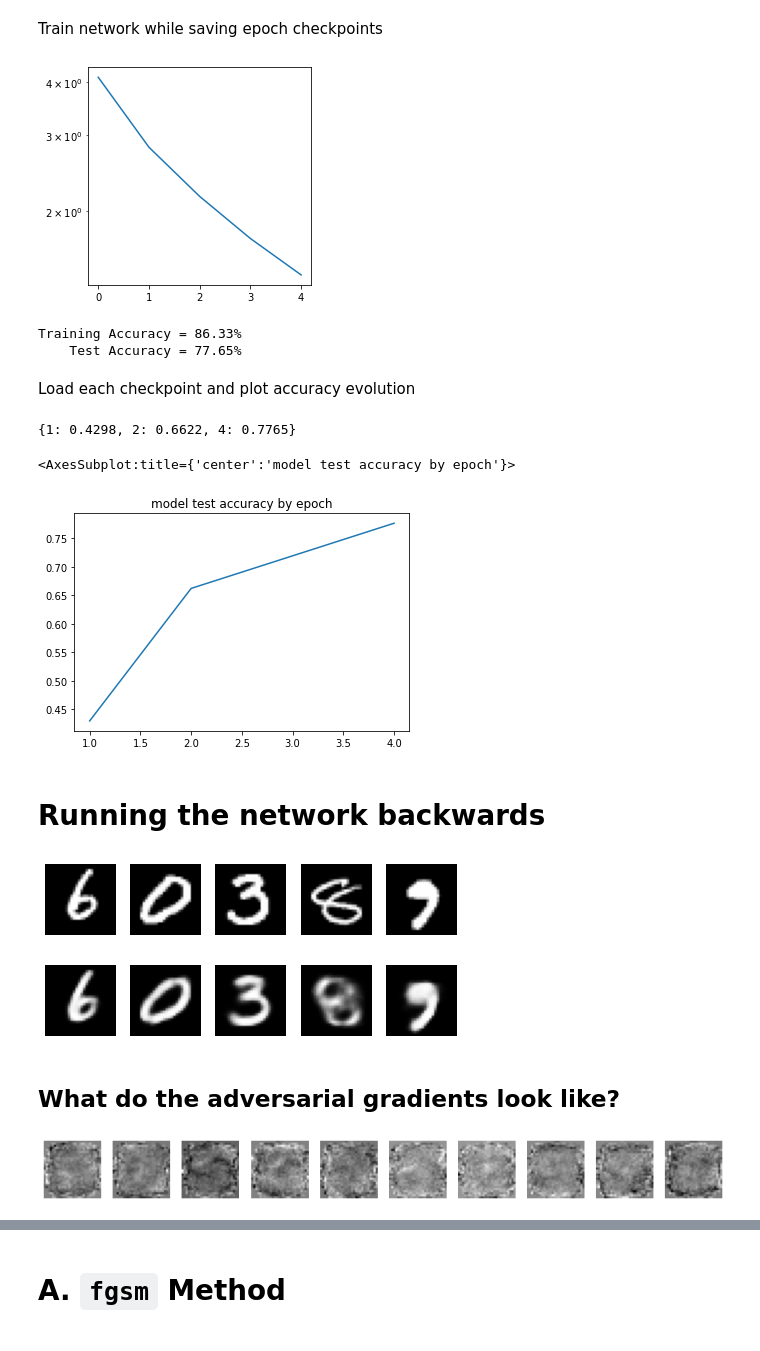
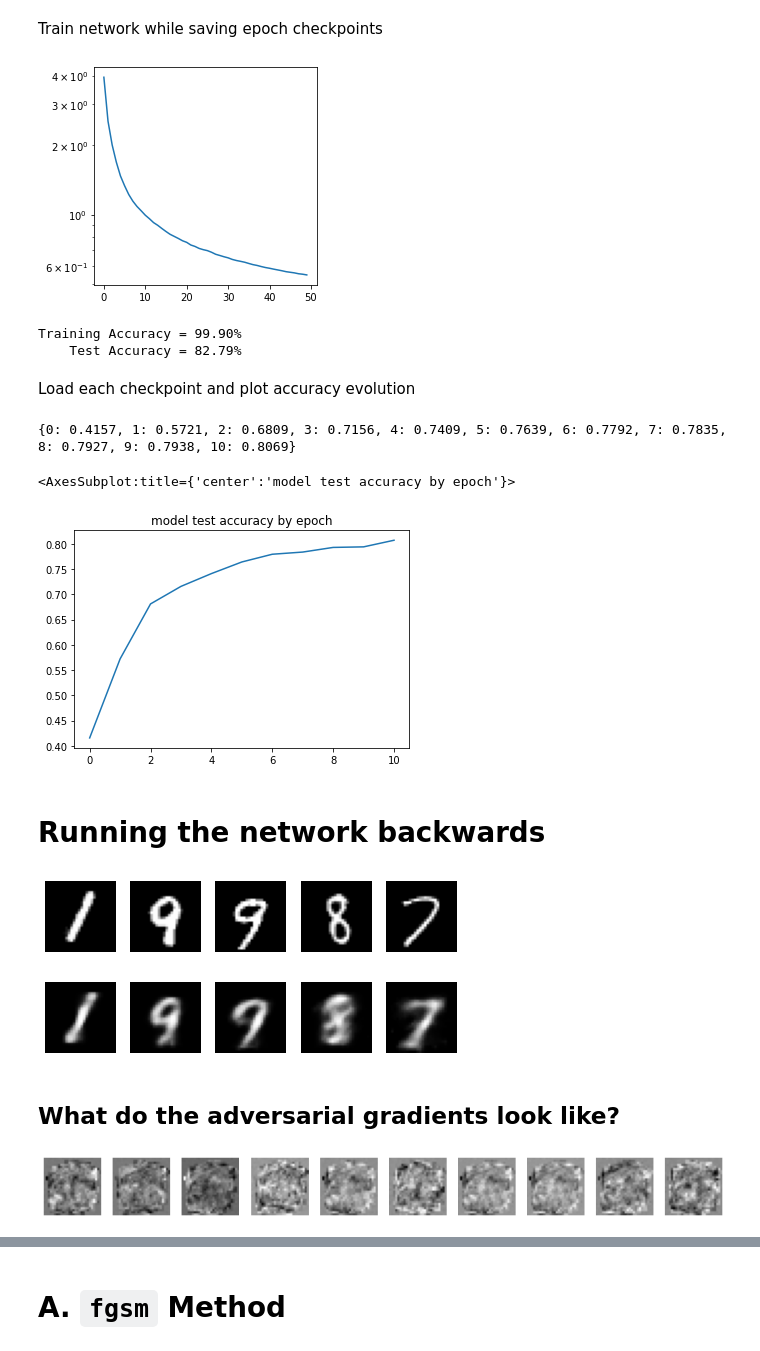
Before and after one commit to jorchard/anti_adv, a Jupyter notebook: 01-adv-gradient-evolution.ipynb, the cells around one changed output, grey strips where cells are left out. Saved outputs shown, nothing was run; the diff lists cells and outputs as text; code cells hidden in the pictures.

```diff
--- a/01-adv-gradient-evolution.ipynb
+++ b/01-adv-gradient-evolution.ipynb
@@ -256,19 +254,21 @@ net = MyNet(img_size, latent_dim=8)#.to(device)
 # %% [markdown]
 Train network while saving epoch checkpoints
 # %%
+net = MyNet(img_size, latent_dim=8)#.to(device)
+
 dl = torch.utils.data.DataLoader(ds, batch_size=32, shuffle=True)
 # Uncomment the next line if you want to train it yourself.
 optimizer = torch.optim.Adam(net.parameters(), lr=0.001)
-checkpoints = [1,2,4]
+checkpoints = [0,1,2,3,4,5,6,7,8,9,10]
 path = "model-checkpoint.pt"
 net.learn(dl,
           optimizer=optimizer,
-          epochs=5,
+          epochs=50,
           beta=3.,
           checkpoints=checkpoints,
           path=path)
 # %% [output]
-[figure, old version]
+[figure, new version]
 # %%
 # Use the line below to load a pre-trained network from a file.
 # Note that the MyNet class should be defined for this to work.
@@ -292,8 +292,8 @@ print(f'Training Accuracy = {acc*100.:0.2f}%')
 acc = accuracy(net, dl_test)
 print(f'    Test Accuracy = {acc*100.:0.2f}%')
 # %% [output]
-Training Accuracy = 86.33%
-    Test Accuracy = 77.65%
+Training Accuracy = 99.90%
+    Test Accuracy = 82.79%
 # %% [markdown]
 Load each checkpoint and plot accuracy evolution
 # %%
@@ -312,9 +312,9 @@ for path in paths:
 print(accuracies)
 pd.Series(accuracies).plot(kind='line', title="model test accuracy by epoch")
 # %% [output]
-{1: 0.4298, 2: 0.6622, 4: 0.7765}
+{0: 0.4157, 1: 0.5721, 2: 0.6809, 3: 0.7156, 4: 0.7409, 5: 0.7639, 6: 0.7792, 7: 0.7835, 8: 0.7927, 9: 0.7938, 10: 0.8069}
 <AxesSubplot:title={'center':'model test accuracy by epoch'}>
-[figure, old version]
+[figure, new version]
 # %% [markdown]
 # Running the network backwards
 # %%
@@ -323,8 +323,8 @@ y = net.generate(net.discriminate(x.to(device)))  # Encode, then generate from t
 draw(x[:5])
 draw(y[:5])
 # %% [output]
-[figure, old version]
+[figure, new version]
-[figure, old version]
+[figure, new version]
 # %% [markdown]
 ## What do the adversarial gradients look like?
 # %%
@@ -338,4 +338,4 @@ loss.backward()
 # %%
 draw(x.grad[:10])
 # %% [output]
-[figure, old version]
+[figure, new version]
```
Also changed, not shown: parts of 3 cells of this notebook.
